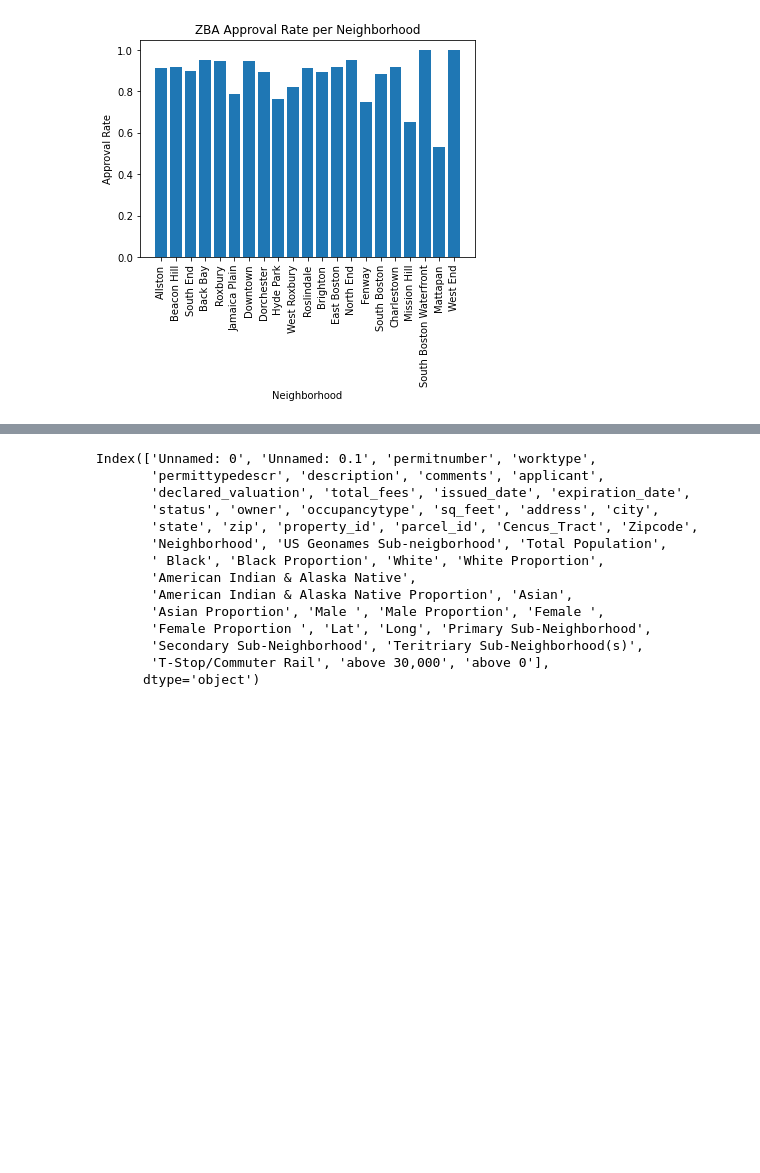
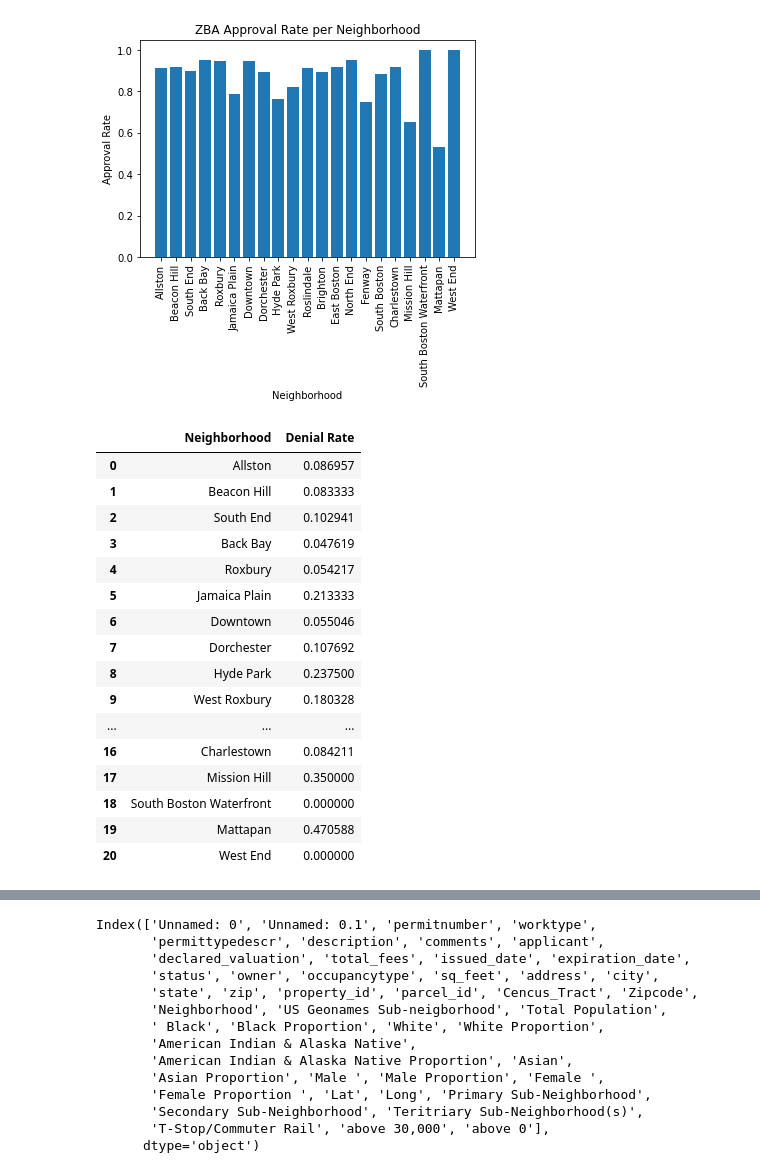
Before and after one commit to yagevlevi/BaystateBanner_Spark, a Jupyter notebook: Real Estate/Permit_Decisions_Distribution_Analysis.ipynb, the cells around one changed output, grey strips where cells are left out. Saved outputs shown, nothing was run; the diff lists cells and outputs as text; code cells hidden in the pictures; blank space fills up the shorter version.

```diff
--- a/Real Estate/Permit_Decisions_Distribution_Analysis.ipynb
+++ b/Real Estate/Permit_Decisions_Distribution_Analysis.ipynb
@@ -481,3 +481,39 @@ plt.ylabel('Approval Rate')
 # %% [output]
 Text(0, 0.5, 'Approval Rate')
 [figure]
+# %%
+denial_df = pd.DataFrame(columns = ['Neighborhood', 'Denial Rate'])
+
+neighbs = list(zba['Neighborhood'].unique())
+
+neighb_groups = zba.groupby(zba.Neighborhood)
+
+for i in range(len(neighbs)):
+    if type(neighbs[i]) == float:
+        pass
+    else:
+        temp_df = neighb_groups.get_group(neighbs[i])
+        total = len(temp_df)
+        filt = temp_df['Decision (Approve/Reject)'] == 'Denied'
+        temp_df = temp_df[filt]
+        denial_df.loc[i] = [neighbs[i], len(temp_df)/total]
+
+display(denial_df)
+# %% [output]
+|  | Neighborhood | Denial Rate |
+| 0 | Allston | 0.086957 |
+| 1 | Beacon Hill | 0.083333 |
+| 2 | South End | 0.102941 |
+| 3 | Back Bay | 0.047619 |
+| 4 | Roxbury | 0.054217 |
+| 5 | Jamaica Plain | 0.213333 |
+| 6 | Downtown | 0.055046 |
+| 7 | Dorchester | 0.107692 |
+| 8 | Hyde Park | 0.237500 |
+| 9 | West Roxbury | 0.180328 |
+| ... | ... | ... |
+| 16 | Charlestown | 0.084211 |
+| 17 | Mission Hill | 0.350000 |
+| 18 | South Boston Waterfront | 0.000000 |
+| 19 | Mattapan | 0.470588 |
+| 20 | West End | 0.000000 |
```
Also changed, not shown: parts of 3 cells of this notebook, 8 other files.
